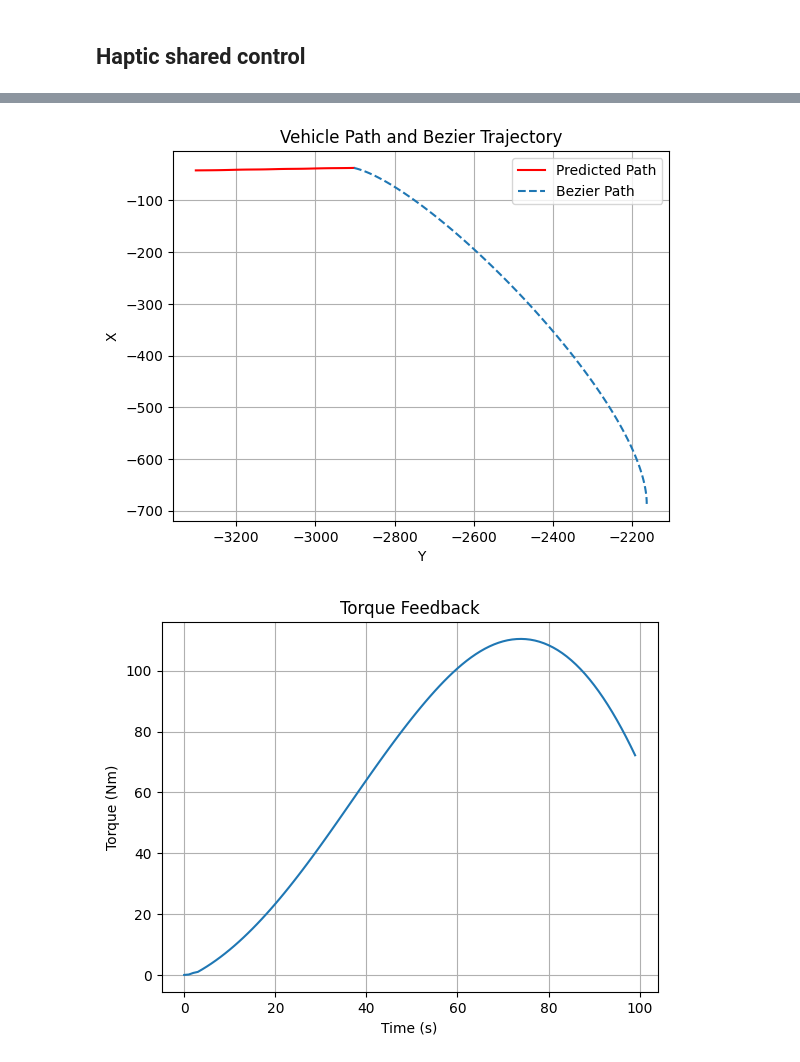
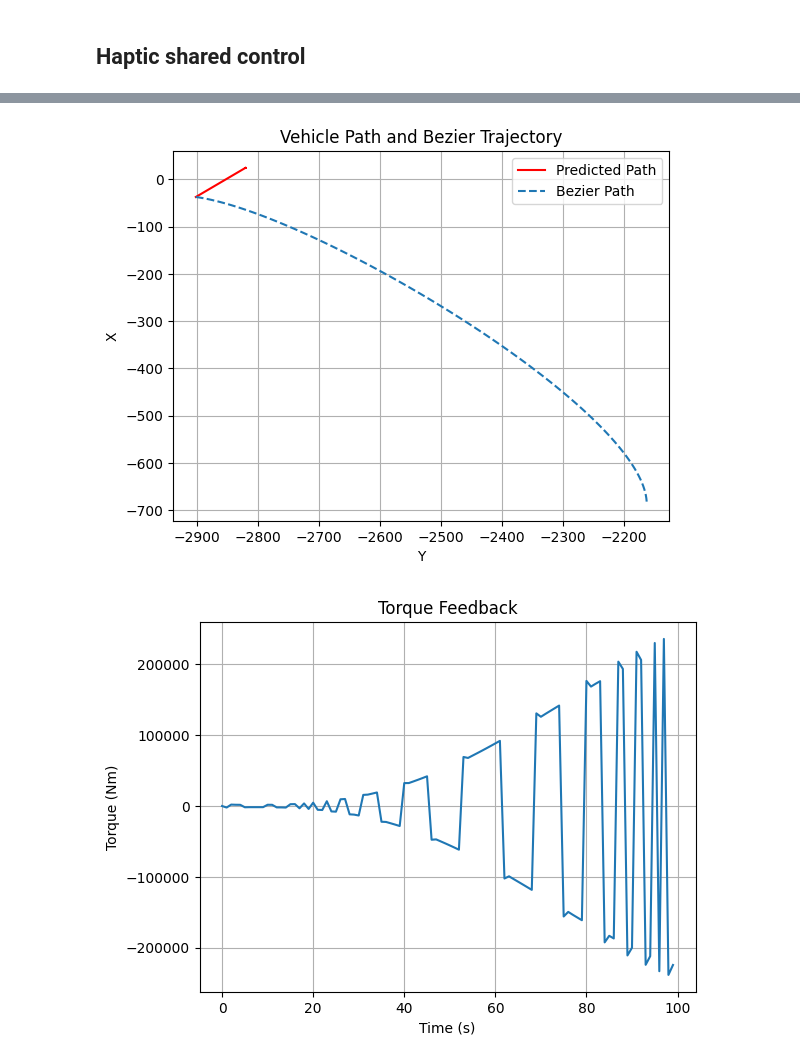
Before and after one commit to chanyca/DReyeVR, a Jupyter notebook: PythonAPI/examples/HapticSharedControl/algorithm.ipynb, the cells around one changed output, grey strips where cells are left out. Cells and saved outputs as stored; diff of their text form; code cells hidden in the pictures.

```diff
--- a/PythonAPI/examples/HapticSharedControl/algorithm.ipynb
+++ b/PythonAPI/examples/HapticSharedControl/algorithm.ipynb
@@ -449,7 +451,7 @@ plot_data_old(df)
 # %%
 # plot locationX and Y
 
-df = pd.read_excel('./data/log/trial6.xlsx')
+df = pd.read_excel('./data/trials/trial8.xlsx')
 x = df['LocationX'].to_list()
 y = df['LocationY'].to_list()
 plt.plot(y, x)
@@ -460,8 +462,12 @@ plt.plot(y[x.index(min(x))], min(x), 'go')
 # find plot the turning point
 plt.plot(y[x.index(max(x))], max(x), 'bo')
 
+print("P_s: \t", x[0],  "\t", y[0])
+print("P_d: \t", max(x),"\t", y[x.index(max(x))])
+print("P_f: \t", min(x),"\t", y[x.index(min(x))])
 
-plt.title('LocationX and LocationY in trial6')
+
+plt.title('LocationX and LocationY in trial8')
 plt.grid()
 plt.show()
 plt.close()
@@ -1004,13 +1139,0 @@ def arccot(x):
-# %%
-import json
-from pprint import pprint
-with open('wheel_setting.json', 'r') as f:
-    Wheel_setting = json.load(f)
-# pprint(Wheel_setting)
-L = abs(Wheel_setting['wheels'][0]['position']['y'] - Wheel_setting['wheels'][2]['position']['y'])
-T = abs(Wheel_setting['wheels'][0]['position']['x'] - Wheel_setting['wheels'][1]['position']['x'])
-theta1 = np.radians(69.99)
-theta2 = np.radians(47.95)
-
-R = (L/np.sin(theta2) + np.sqrt((L/np.tan(theta1) + T)**2 + L**2))/2
-R, L, T
@@ -1088,6 +1142,9 @@ plt.show()
 # %%
 time_step = 1.0
 path = path2
+param = params2
+
+vehicle_config = Wheel_setting
 
 i_points = P_d[::-1]
 f_points = P_f[::-1]
@@ -1095,13 +1152,13 @@ i_yaw = 180 + yaw_d
 
 # Simulation Parameters
 # speed = int((f_points[0] - i_points[0]) // 100)
-speed = -2
+speed = -200
 current_position = i_points
 current_time = 0
 
 # Haptic Shared Control Initialization
 haptic_control = HapticSharedControl(
-    Cs=0.5, Kc=0.5, T=1, tp=2, speed=speed, desired_trajectory=path
+    Cs=0.5, Kc=0.5, T=2, tp=2, speed=speed, desired_trajectory_params=param, vehicle_config=vehicle_config
 )
 
 # Simulation Loop
@@ -1109,22 +1166,28 @@ trajectory = [current_position]
 torques = []
 steering_angles = [0]
 offset_percentage = []
+s_angleL = 0
+s_angleR = 0
 
 for _ in range(len(path)):
     # print(current_time, current_position, desired_trajectory(current_time), haptic_control.theta_curr)
     # print("\tT:", current_time, "\tP:", current_position, "\tD:", desired_trajectory(current_time), "\tSA:", haptic_control.theta_curr)
-    torque = haptic_control.calculate_torque(
+    torque, coef, desired_steering_angle  = haptic_control.calculate_torque(
         current_position=current_position,
-        steering_wheel_angle_t=steering_angles[-1],
+        steering_wheel_angles=[s_angleL, s_angleR],
+        current_yaw_angle=i_yaw,
         t=current_time,
     )
 
     next_position = haptic_control.predicted_position
+
     trajectory.append(next_position)
     torques.append(torque)
-    steering_angles.append(haptic_control.theta_d)
+    steering_angles.append(desired_steering_angle)
 
     current_position = next_position
+    s_angleL, s_angleR = desired_steering_angle, desired_steering_angle
+
     current_time += time_step
 
 # Extract trajectory points
@@ -1133,32 +1196,32 @@ x_points = trajectory[:, 0]
 y_points = trajectory[:, 1]
 
 # Plot the trajectory
 
 # plt.figure(figsize=(10, 6))
 plt.plot(x_points, y_points, label="Predicted Path", color="red")
 plt.plot(path[:, 0], path[:, 1], "--", label="Bezier Path")
 plt.xlabel("Y")
 plt.ylabel("X")
 plt.title("Vehicle Path and Bezier Trajectory")
 plt.legend()
 plt.grid(True)
 plt.show()
 
 # plt.figure(figsize=(10, 6))
 plt.plot(np.arange(0, current_time, time_step), torques, label="Torque")
 plt.xlabel("Time (s)")
 plt.ylabel("Torque (Nm)")
 plt.title("Torque Feedback")
 plt.grid(True)
 plt.show()
 
 # plt.figure(figsize=(10, 6))
 plt.plot(np.arange(0, current_time, time_step), steering_angles[:-1], label="Steering Angle")
 plt.xlabel("Time (s)")
 plt.ylabel("Steering angle (rad)")
 plt.title("Steering angle")
 plt.grid(True)
 plt.show()
 # %% [output]
-[figure, old version]
+[figure, new version]
-[figure, old version]
+[figure, new version]
```
Also changed, not shown: parts of 19 cells of this notebook, 12 other files.
